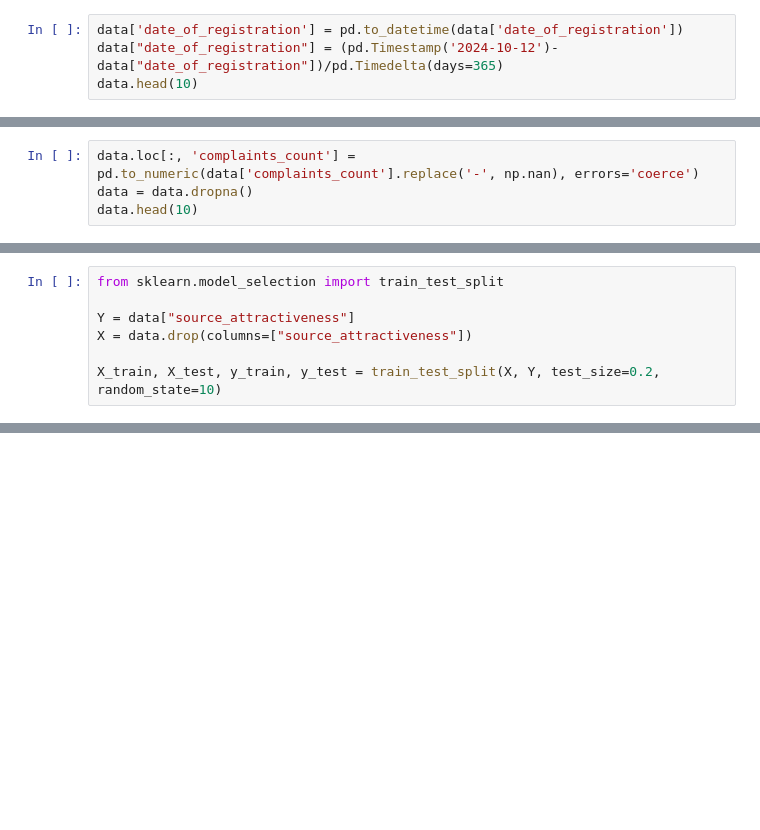
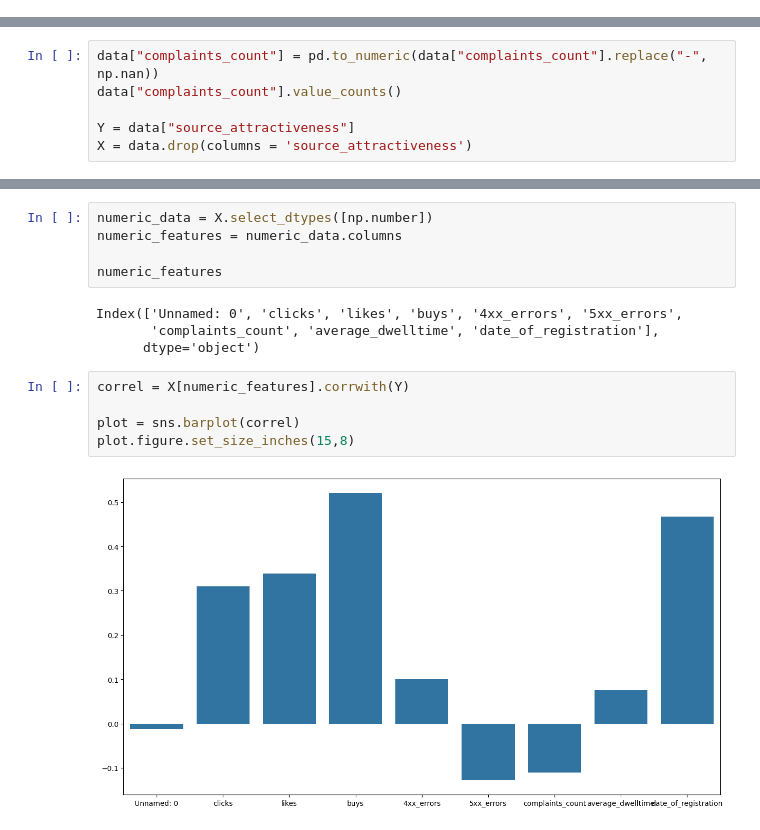
Before and after one commit to StiksXGod/MAI_ML_2024, a Jupyter notebook: lab_2/lab_2.ipynb, the cells around one changed output, grey strips where cells are left out. Saved outputs shown, nothing was run; the diff lists cells and outputs as text; blank space fills up the shorter version.

```diff
--- a/lab_2/lab_2.ipynb
+++ b/lab_2/lab_2.ipynb
@@ -64,4 +68,0 @@ data["source_attractiveness"].hist(bins=100)
-# %%
-data['date_of_registration'] = pd.to_datetime(data['date_of_registration'])
-data["date_of_registration"] = (pd.Timestamp('2024-10-12')-data["date_of_registration"])/pd.Timedelta(days=365)
-data.head(10)
@@ -80,4 +78,6 @@ data.head(10)
 # %%
-data.loc[:, 'complaints_count'] = pd.to_numeric(data['complaints_count'].replace('-', np.nan), errors='coerce')
-data = data.dropna()
-data.head(10)
+data["complaints_count"] = pd.to_numeric(data["complaints_count"].replace("-", np.nan))
+data["complaints_count"].value_counts()
+
+Y = data["source_attractiveness"]
+X = data.drop(columns = 'source_attractiveness')
@@ -96,7 +83,0 @@ data.head(10)
-# %%
-from sklearn.model_selection import train_test_split
-
-Y = data["source_attractiveness"]
-X = data.drop(columns=["source_attractiveness"])
-
-X_train, X_test, y_train, y_test = train_test_split(X, Y, test_size=0.2, random_state=10)
@@ -113,0 +104,16 @@ plot.figure.set_size_inches(15, 10)
+# %%
+numeric_data = X.select_dtypes([np.number])
+numeric_features = numeric_data.columns
+
+numeric_features
+# %% [output]
+Index(['Unnamed: 0', 'clicks', 'likes', 'buys', '4xx_errors', '5xx_errors',
+       'complaints_count', 'average_dwelltime', 'date_of_registration'],
+      dtype='object')
+# %%
+correl = X[numeric_features].corrwith(Y)
+
+plot = sns.barplot(correl)
+plot.figure.set_size_inches(15,8)
+# %% [output]
+[figure, added]
```
Also changed, not shown: parts of 40 cells of this notebook.
